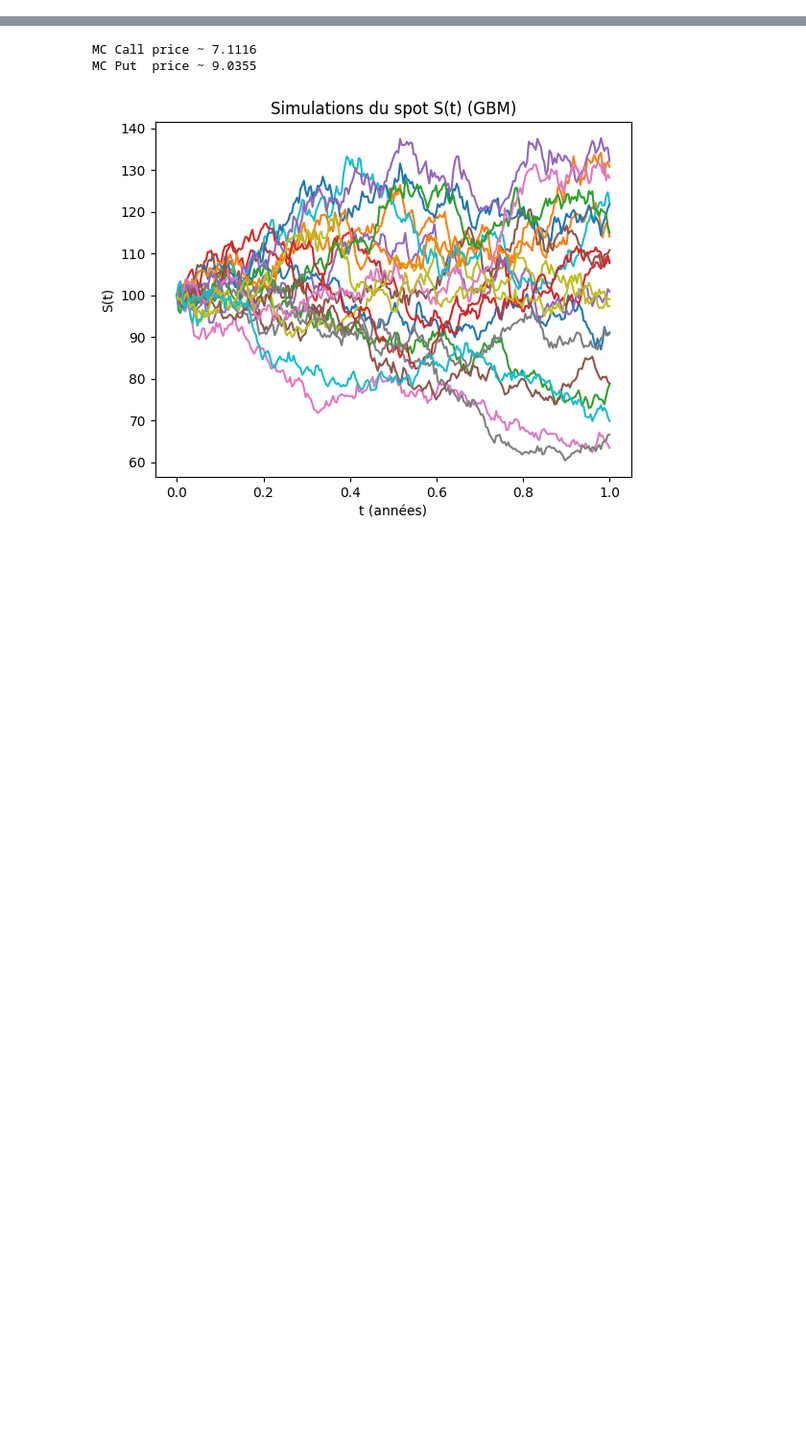
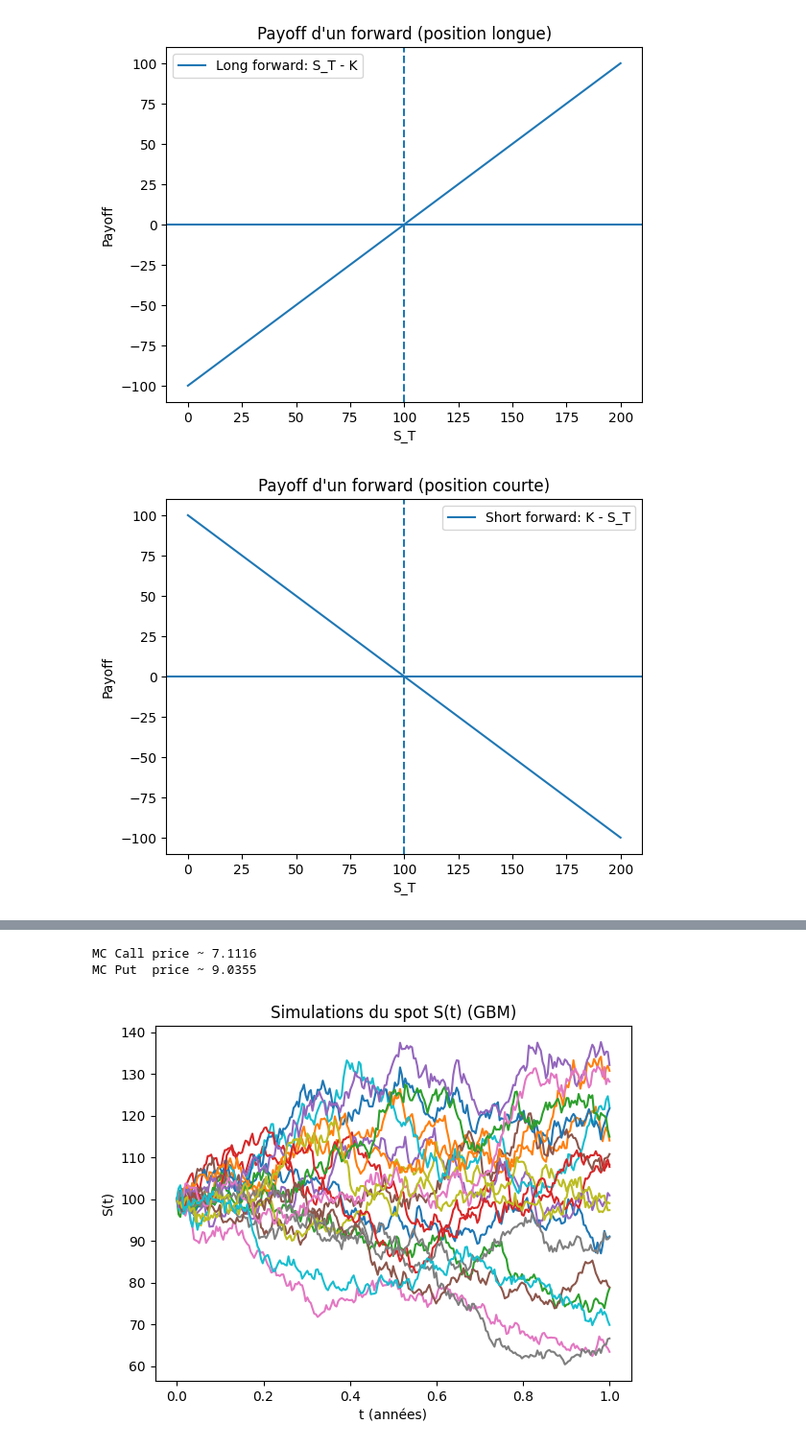
Before and after one commit to Virgiletupet/Option_Futures_And_Derivatives_Applications, a Jupyter notebook: 1_Introduction.ipynb, the cells around one changed output, grey strips where cells are left out. Shown at 96% size. Cells and saved outputs as stored; diff of their text form; code cells hidden in the pictures; blank space fills up the shorter version.

```diff
--- a/1_Introduction.ipynb
+++ b/1_Introduction.ipynb
@@ -0,0 +24,32 @@
+# %%
+import numpy as np
+import matplotlib.pyplot as plt
+
+K = 100
+S_T = np.linspace(0, 200, 400)
+
+payoff_long  = S_T - K
+payoff_short = K - S_T
+
+plt.figure()
+plt.plot(S_T, payoff_long, label="Long forward: S_T - K")
+plt.axhline(0)
+plt.axvline(K, linestyle="--")
+plt.xlabel("S_T")
+plt.ylabel("Payoff")
+plt.title("Payoff d'un forward (position longue)")
+plt.legend()
+plt.show()
+
+plt.figure()
+plt.plot(S_T, payoff_short, label="Short forward: K - S_T")
+plt.axhline(0)
+plt.axvline(K, linestyle="--")
+plt.xlabel("S_T")
+plt.ylabel("Payoff")
+plt.title("Payoff d'un forward (position courte)")
+plt.legend()
+plt.show()
+# %% [output]
+[figure, added]
+[figure, added]
```
Also changed, not shown: parts of 12 cells of this notebook.
